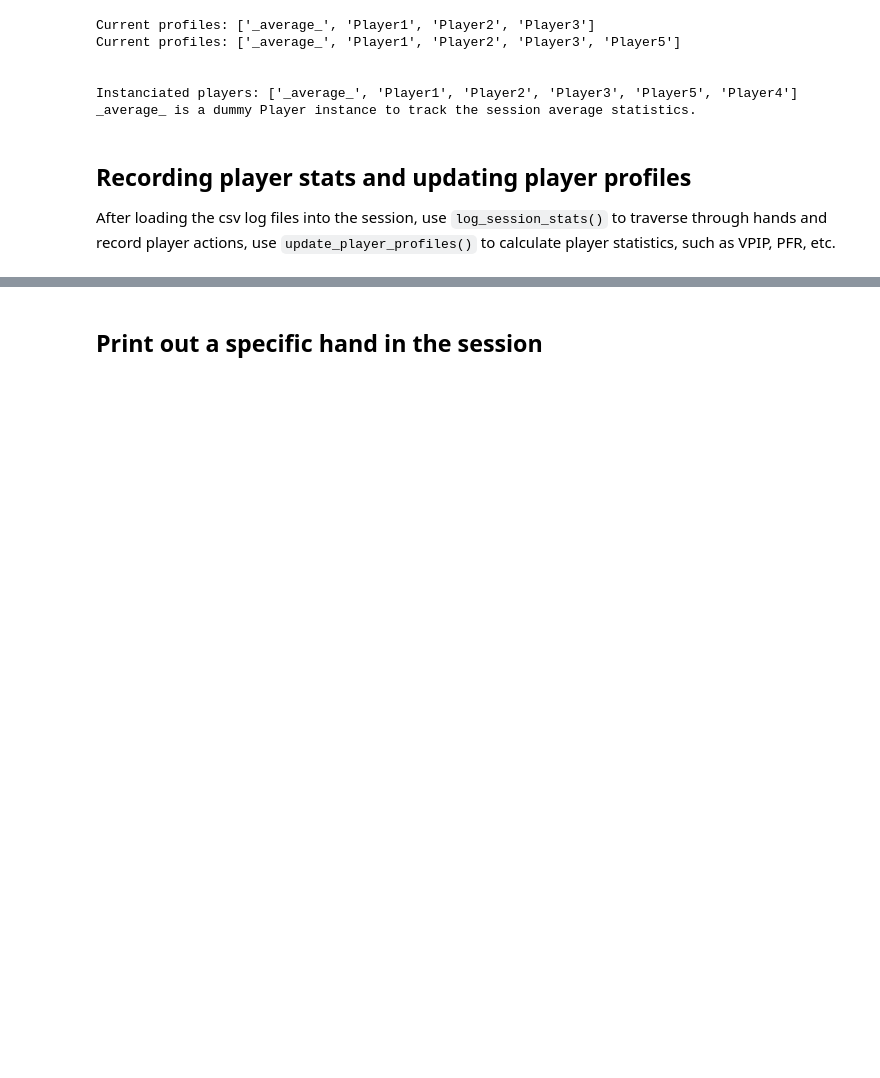
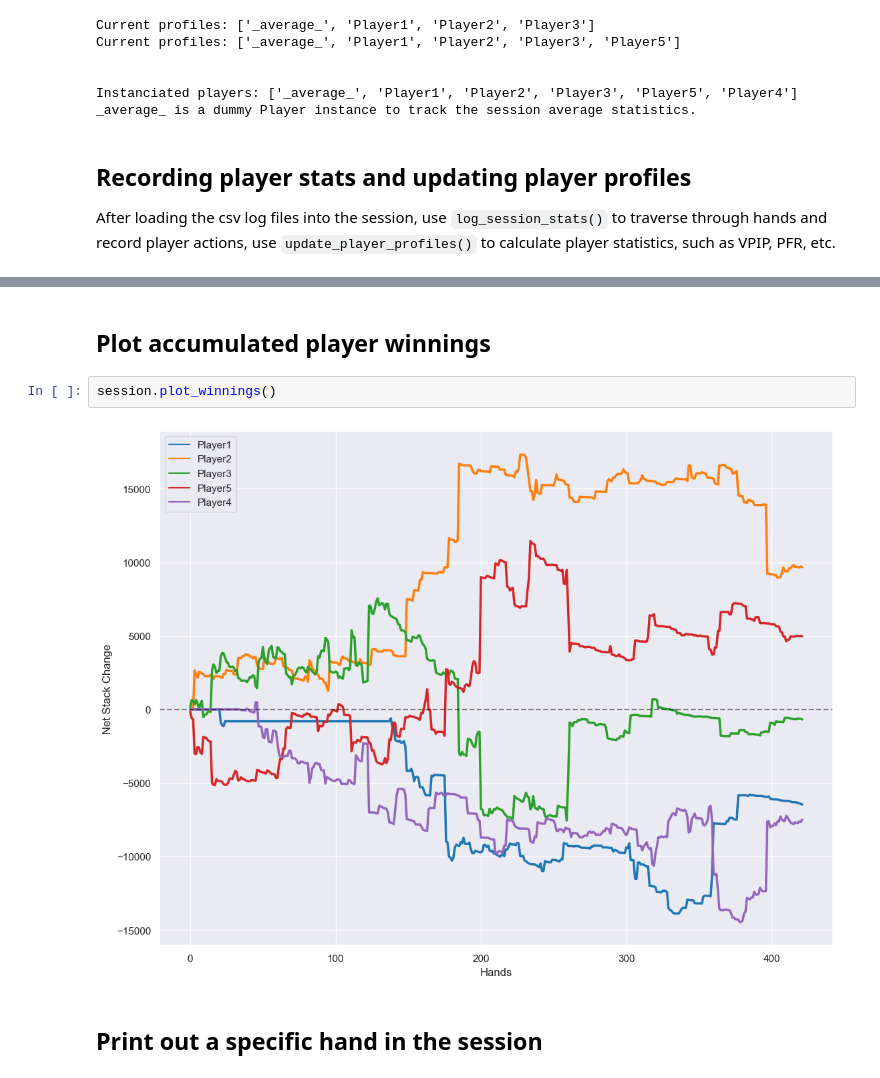
Before and after one commit to foster-chen/PNParser, a Jupyter notebook: main.ipynb, the cells around one changed output, grey strips where cells are left out. Cells and saved outputs as stored; diff of their text form; blank space fills up the shorter version.

```diff
--- a/main.ipynb
+++ b/main.ipynb
@@ -54,3 +61,9 @@ Before profile update
+# %% [markdown]
+## Plot accumulated player winnings
+# %%
+session.plot_winnings()
+# %% [output]
+[figure, added]
 # %% [markdown]
 ## Print out a specific hand in the session
 # %%
```
Also changed, not shown: parts of 9 cells of this notebook, 6 other files.
